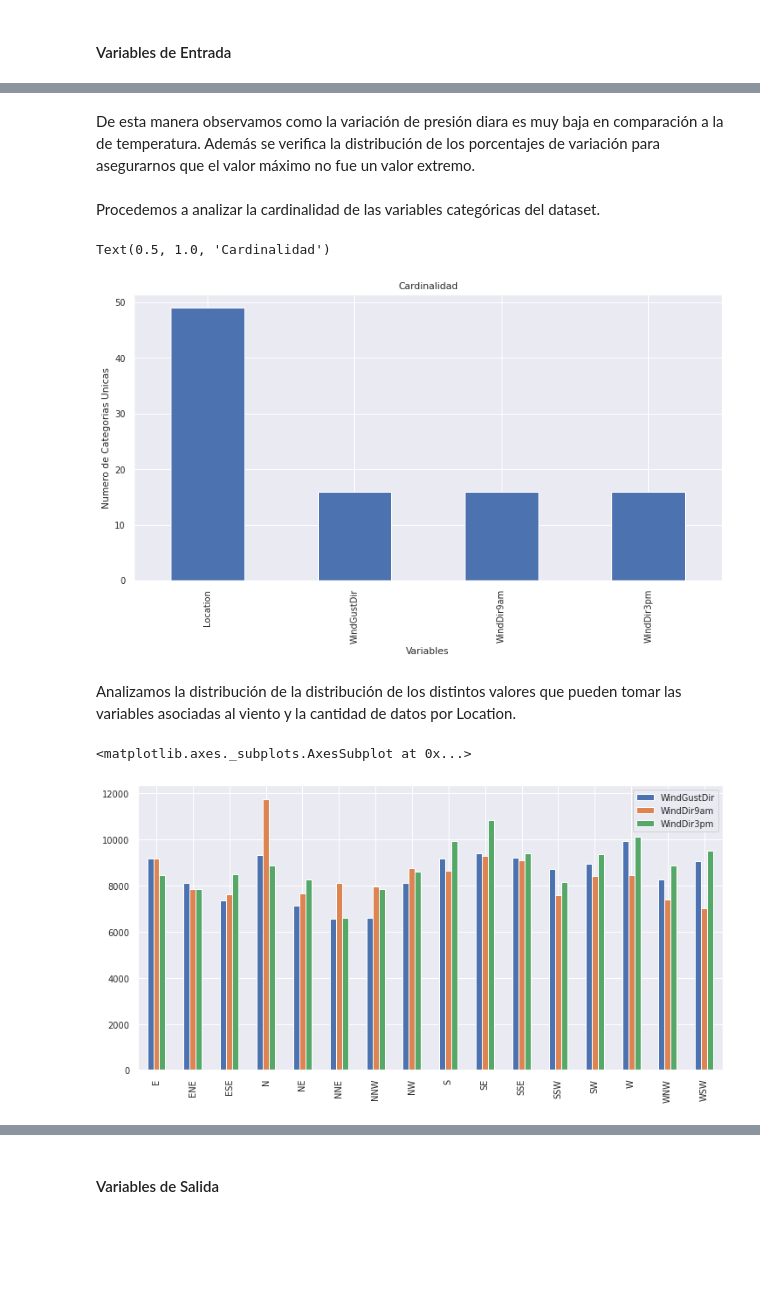
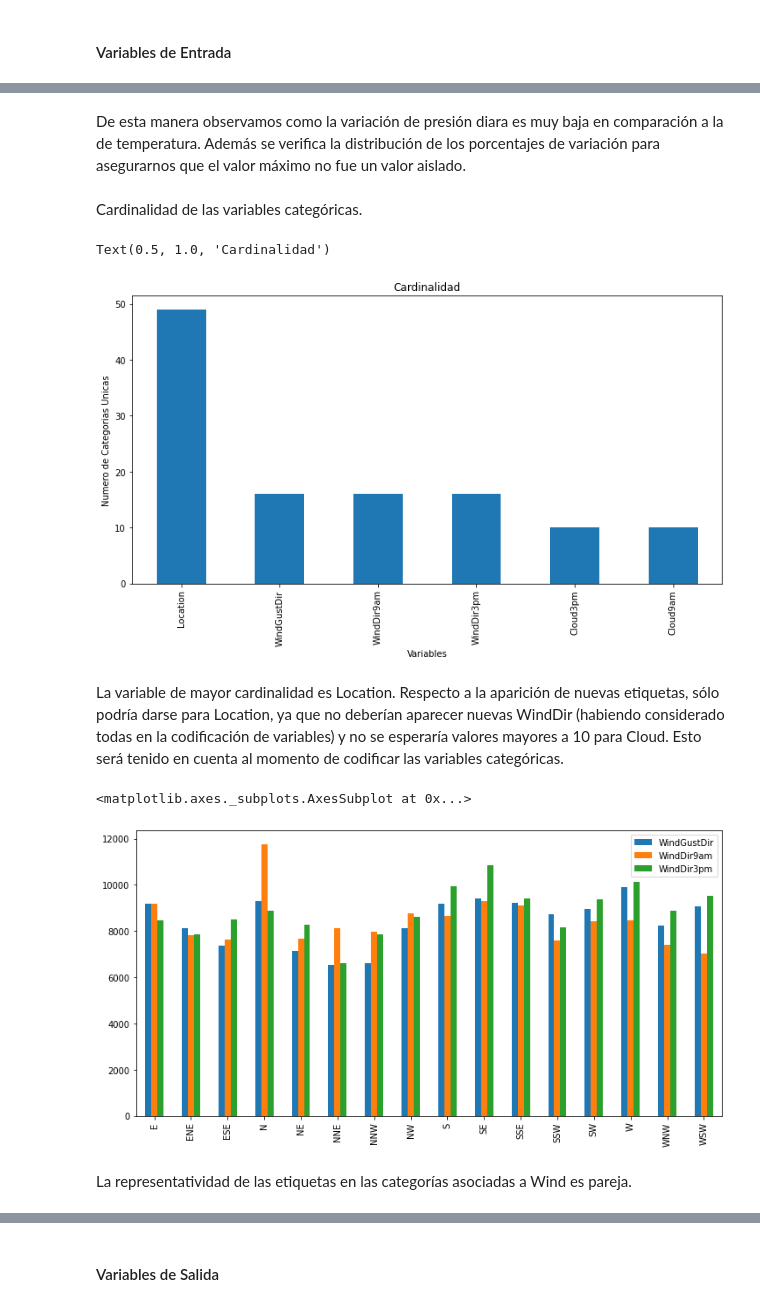
Before and after one commit to AlfonsoRafel/Posgrado-IA---UBA, a Jupyter notebook: 11. Analisis de Datos/TP_Integrador_Análisis_de_datos5_Alfonso_Rafel.ipynb, the cells around one changed output, grey strips where cells are left out. Cells and saved outputs as stored; diff of their text form; code cells hidden in the pictures; blank space fills up the shorter version.

```diff
--- a/11. Analisis de Datos/TP_Integrador_Análisis_de_datos5_Alfonso_Rafel.ipynb
+++ b/11. Analisis de Datos/TP_Integrador_Análisis_de_datos5_Alfonso_Rafel.ipynb
@@ -223,24 +205,26 @@ temp_dif.hist(bins=20)
 # %% [markdown]
-De esta manera observamos como la variación de presión diara es muy baja en comparación a la de temperatura. Además se verifica la distribución de los porcentajes de variación para asegurarnos que el valor máximo no fue un valor extremo.
+De esta manera observamos como la variación de presión diara es muy baja en comparación a la de temperatura. Además se verifica la distribución de los porcentajes de variación para asegurarnos que el valor máximo no fue un valor aislado.
 # %% [markdown]
-Procedemos a analizar la cardinalidad de las variables categóricas del dataset.
+Cardinalidad de las variables categóricas.
 # %%
-df_cat = df[['Location','WindGustDir', 'WindDir9am', 'WindDir3pm']]
+df_cat = df[['Location','WindGustDir', 'WindDir9am', 'WindDir3pm','Cloud3pm','Cloud9am']]
 df_cat.nunique().plot.bar(figsize=(12,6))
 plt.ylabel('Numero de Categorias Unicas')
 plt.xlabel('Variables')
 plt.title('Cardinalidad')
 # %% [output]
 Text(0.5, 1.0, 'Cardinalidad')
-[figure, old version]
+[figure, new version]
-# %% [markdown]
-Analizamos la distribución de la distribución de los distintos valores que pueden tomar las variables asociadas al viento y la cantidad de datos por Location.
+# %% [markdown]
+La variable de mayor cardinalidad es Location. Respecto a la aparición de nuevas etiquetas, sólo podría darse para Location, ya que no deberían aparecer nuevas WindDir (habiendo considerado todas en la codificación de variables) y no se esperaría valores mayores a 10 para Cloud. Esto será tenido en cuenta al momento de codificar las variables categóricas.
 # %%
-df_wind = df_cat.drop(['Location'], axis=1)
+df_wind = df_cat.drop(['Location','Cloud3pm','Cloud9am'], axis=1)
 df_wind.apply(pd.Series.value_counts).plot(figsize=(12,6), kind='bar', stacked=False)
 # %% [output]
 <matplotlib.axes._subplots.AxesSubplot at 0x...>
-[figure, old version]
+[figure, new version]
+# %% [markdown]
+La representatividad de las etiquetas en las categorías asociadas a Wind es pareja.
 # %%
 df_cat.Location.value_counts().plot(figsize=(12,6), kind='bar', stacked=False)
 # %% [output]
```
Also changed, not shown: parts of 121 cells of this notebook.
